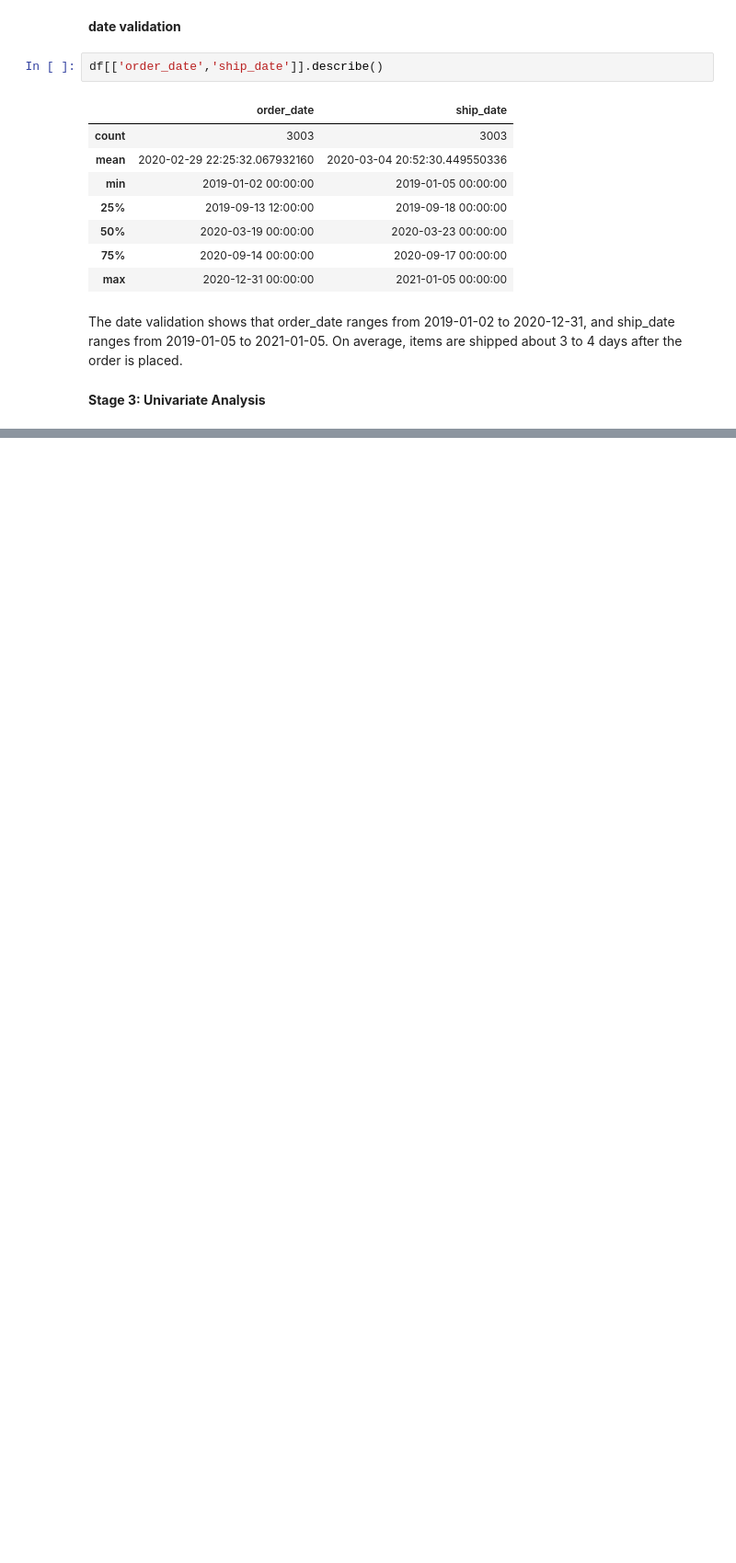
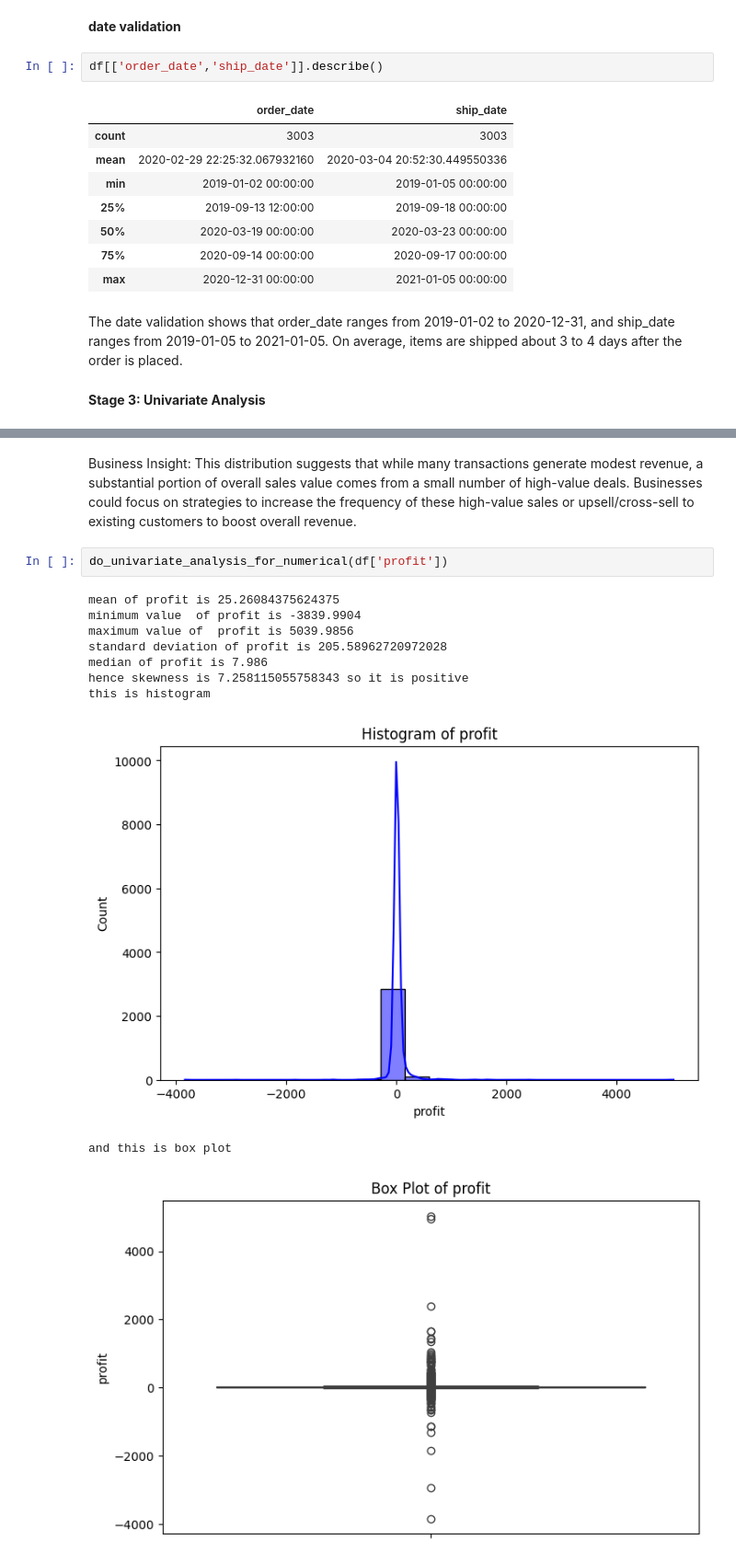
Before and after one commit to anish00ti/EDA-on-sales, a Jupyter notebook: Predictive_Ecommerce_Analytics.ipynb, the cells around one changed output, grey strips where cells are left out. Shown at 92% size. Saved outputs shown, nothing was run; the diff lists cells and outputs as text; blank space fills up the shorter version.

```diff
--- a/Predictive_Ecommerce_Analytics.ipynb
+++ b/Predictive_Ecommerce_Analytics.ipynb
@@ -297,0 +333,15 @@ The date validation shows that order_date ranges from 2019-01-02 to 2020-12-31,
+# %% [markdown]
+Business Insight: This distribution suggests that while many transactions generate modest revenue, a substantial portion of overall sales value comes from a small number of high-value deals. Businesses could focus on strategies to increase the frequency of these high-value sales or upsell/cross-sell to existing customers to boost overall revenue.
+# %%
+do_univariate_analysis_for_numerical(df['profit'])
+# %% [output]
+mean of profit is 25.26084375624375
+minimum value  of profit is -3839.9904
+maximum value of  profit is 5039.9856
+standard deviation of profit is 205.58962720972028
+median of profit is 7.986
+hence skewness is 7.258115055758343 so it is positive
+this is histogram
+[figure, added]
+and this is box plot
+[figure, added]
```
Also changed, not shown: parts of 33 cells of this notebook.
